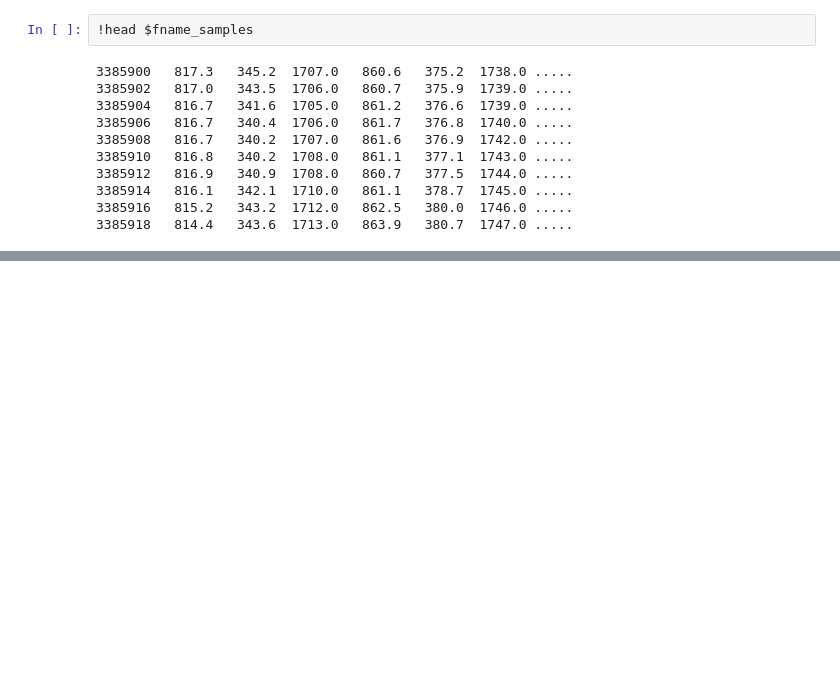
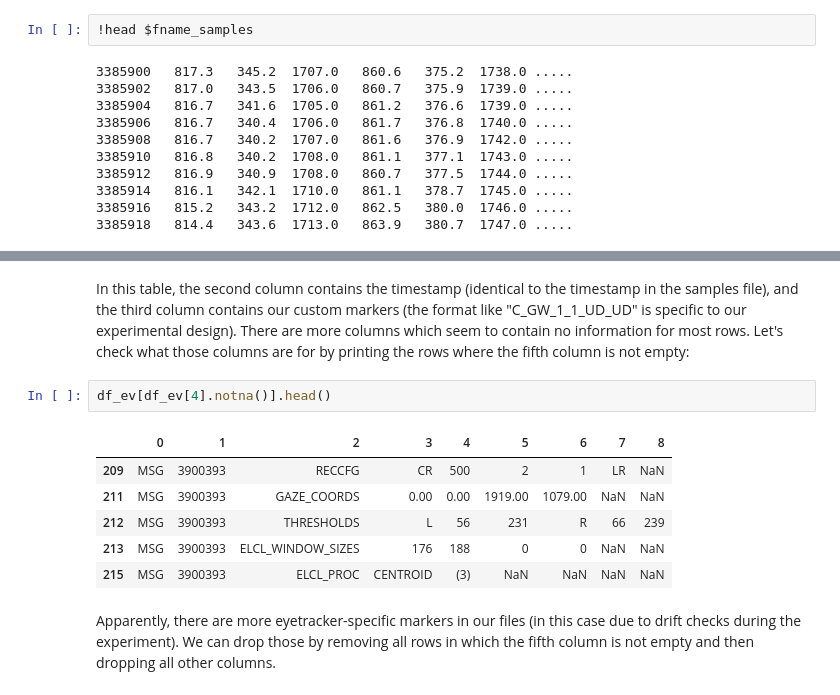
Before and after one commit to ihrke/pypillometry, a Jupyter notebook: docs/notebooks/importdata_asc.ipynb, the cells around one changed output, grey strips where cells are left out. Cells and saved outputs as stored; diff of their text form; blank space fills up the shorter version.

```diff
--- a/docs/notebooks/importdata_asc.ipynb
+++ b/docs/notebooks/importdata_asc.ipynb
@@ -413,0 +219,13 @@ EyeData(test.edf, 38.1MiB):
+# %% [markdown]
+In this table, the second column contains the timestamp (identical to the timestamp in the samples file), and the third column contains our custom markers (the format like "C_GW_1_1_UD_UD" is specific to our experimental design). There are more columns which seem to contain no information for most rows. Let's check what those columns are for by printing the rows where the fifth column is not empty:
+# %%
+df_ev[df_ev[4].notna()].head()
+# %% [output]
+|  | 0 | 1 | 2 | 3 | 4 | 5 | 6 | 7 | 8 |
+| 209 | MSG | 3900393 | RECCFG | CR | 500 | 2 | 1 | LR | NaN |
+| 211 | MSG | 3900393 | GAZE_COORDS | 0.00 | 0.00 | 1919.00 | 1079.00 | NaN | NaN |
+| 212 | MSG | 3900393 | THRESHOLDS | L | 56 | 231 | R | 66 | 239 |
+| 213 | MSG | 3900393 | ELCL_WINDOW_SIZES | 176 | 188 | 0 | 0 | NaN | NaN |
+| 215 | MSG | 3900393 | ELCL_PROC | CENTROID | (3) | NaN | NaN | NaN | NaN |
+# %% [markdown]
+Apparently, there are more eyetracker-specific markers in our files (in this case due to drift checks during the experiment). We can drop those by removing all rows in which the fifth column is not empty and then dropping all other columns.
```
Also changed, not shown: parts of 59 cells of this notebook.
